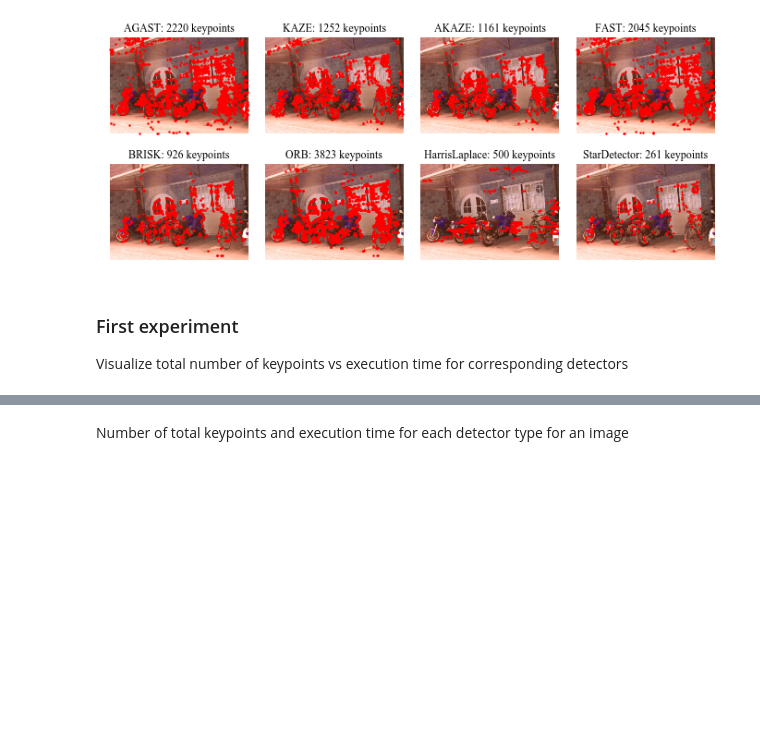
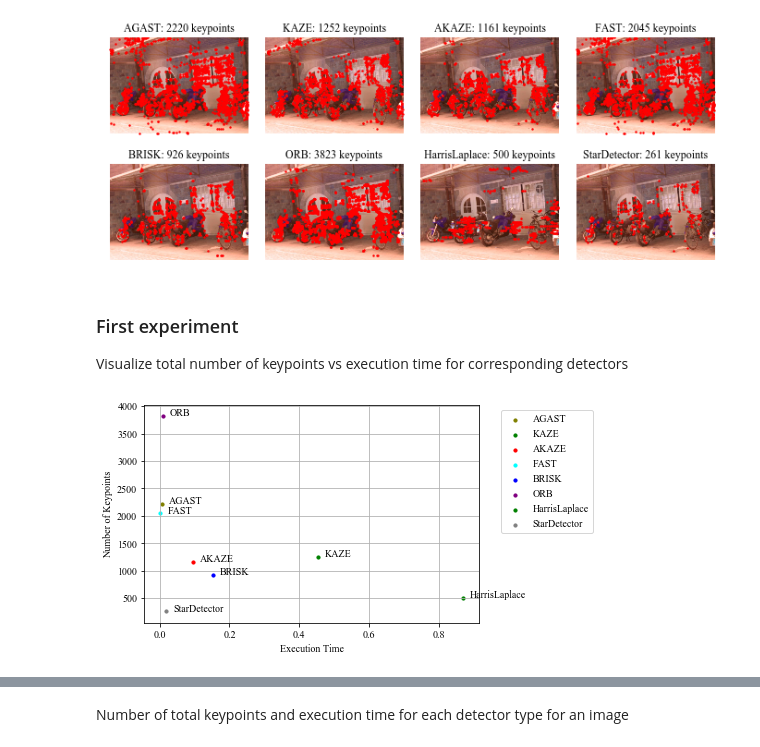
Before and after one commit to paul-shuvo/detector-descriptor-evaluation, a Jupyter notebook: src/detector_experiment.ipynb, the cells around one changed output, grey strips where cells are left out. Cells and saved outputs as stored; diff of their text form; code cells hidden in the pictures; blank space fills up the shorter version.

```diff
--- a/src/detector_experiment.ipynb
+++ b/src/detector_experiment.ipynb
@@ -98,6 +98,18 @@ plt.show()
 # %% [markdown]
 ### First experiment
 Visualize total number of keypoints vs execution time for corresponding detectors
+# %%
+image_set_ = util.get_image_set(data_path, 'bikes')
+image_num = 3
+image = image_set_['{0}_img{1}'.format('bikes', image_num)]
+fig = plt.figure()
+ax = fig.add_subplot(111)
+ex.exp_det_kpet_plt(image, ax)
+ax.legend(bbox_to_anchor=(1.05, 1.0), loc="upper left")
+plt.grid()
+plt.show()
+# %% [output]
+[figure, added]
 # %%
 image_set_ = util.get_image_set(data_path, 'bikes')
 image_num = 3
```
Also changed, not shown: parts of 22 cells of this notebook, 7 other files.
